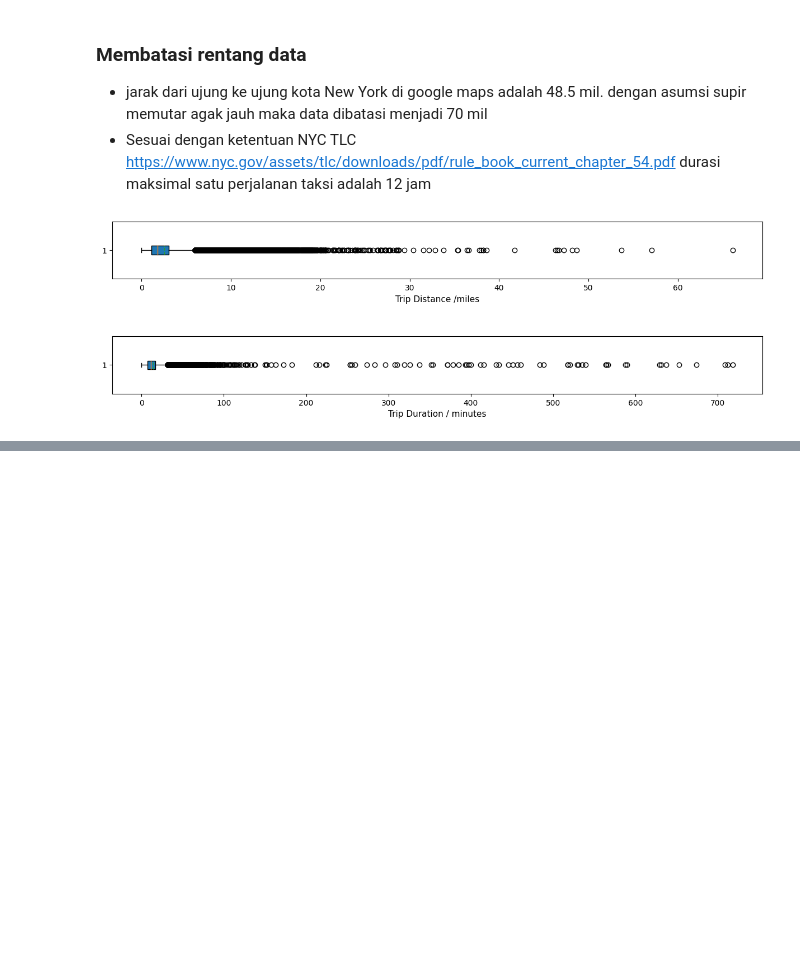
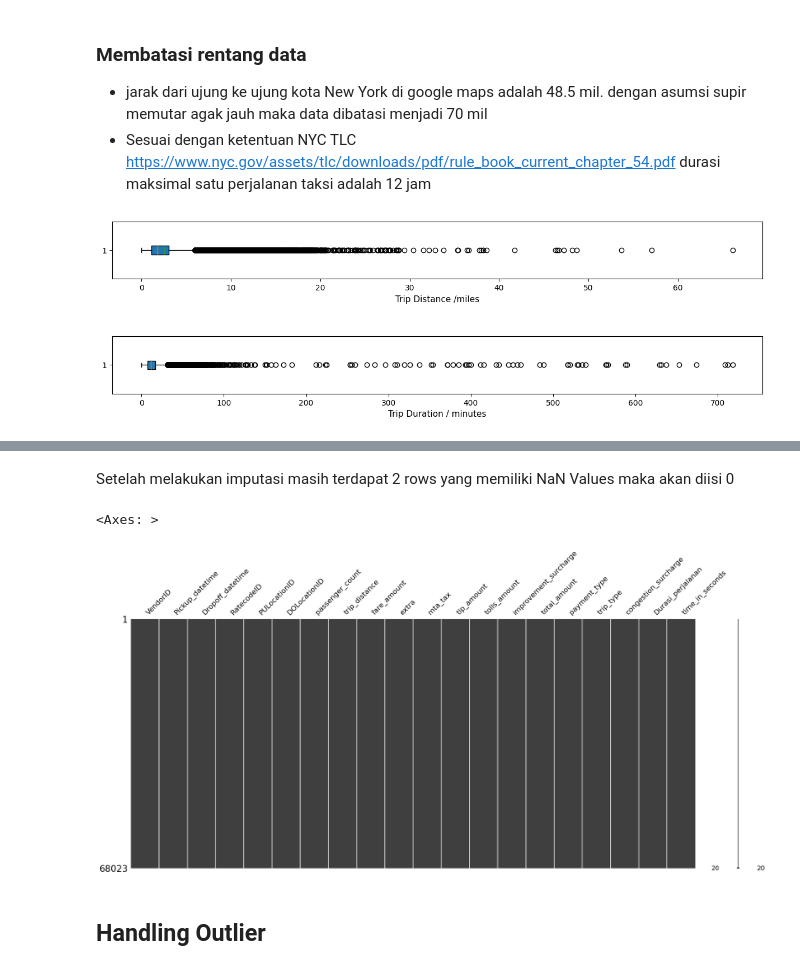
Before and after one commit to Abrahamtarra/NYC-TLC-Trip-Record, a Jupyter notebook: notebooks/DataPreparation.ipynb, the cells around one changed output, grey strips where cells are left out. Saved outputs shown, nothing was run; the diff lists cells and outputs as text; code cells hidden in the pictures; blank space fills up the shorter version.

```diff
--- a/notebooks/DataPreparation.ipynb
+++ b/notebooks/DataPreparation.ipynb
@@ -350,0 +591,3 @@ plt.show()
+# %%
+congestion_ct = pd.crosstab(df.DOLocationID, df.congestion_surcharge, margins=True)
+congestion_ct.sort_values(by=2.75, ascending=False)
@@ -350,0 +612,4 @@ plt.show()
+# %%
+congestion = (congestion_ct.iloc[:-1,1] / congestion_ct.iloc[-1,-1]) / (congestion_ct.iloc[:-1,2] / congestion_ct.iloc[-1,-1])
+congestion.name = 'congestion'
+congestion
@@ -350,0 +632,12 @@ plt.show()
+# %%
+# menggabungkan peluang bersyarat dengan data missing values
+df= df.merge(congestion, how='left', left_on='DOLocationID', right_index=True)
+
+# mengubah float nan menjadi np.nan
+df.congestion = df.congestion.apply(lambda x: np.nan if math.isnan(x) else x)
+
+# thresholding peluang > 0.5 dinyatakan macet (atau congestion surcharge ada nilainya, $2.75)
+df.congestion_surcharge = np.where(df.congestion.isna().values, np.nan, np.where(df.congestion > 0.5, 2.75, 0))
+
+# drop kolom congestion
+df.drop(columns='congestion', inplace=True)
@@ -350,0 +670,11 @@ plt.show()
+# %% [markdown]
+Setelah melakukan imputasi masih terdapat 2 rows yang memiliki NaN Values maka akan diisi 0
+# %%
+df['congestion_surcharge'].fillna(0, inplace=True)
+# %%
+msn.matrix(df)
+# %% [output]
+<Axes: >
+[figure, added]
+# %% [markdown]
+## Handling Outlier
```
Also changed, not shown: parts of 46 cells of this notebook.
